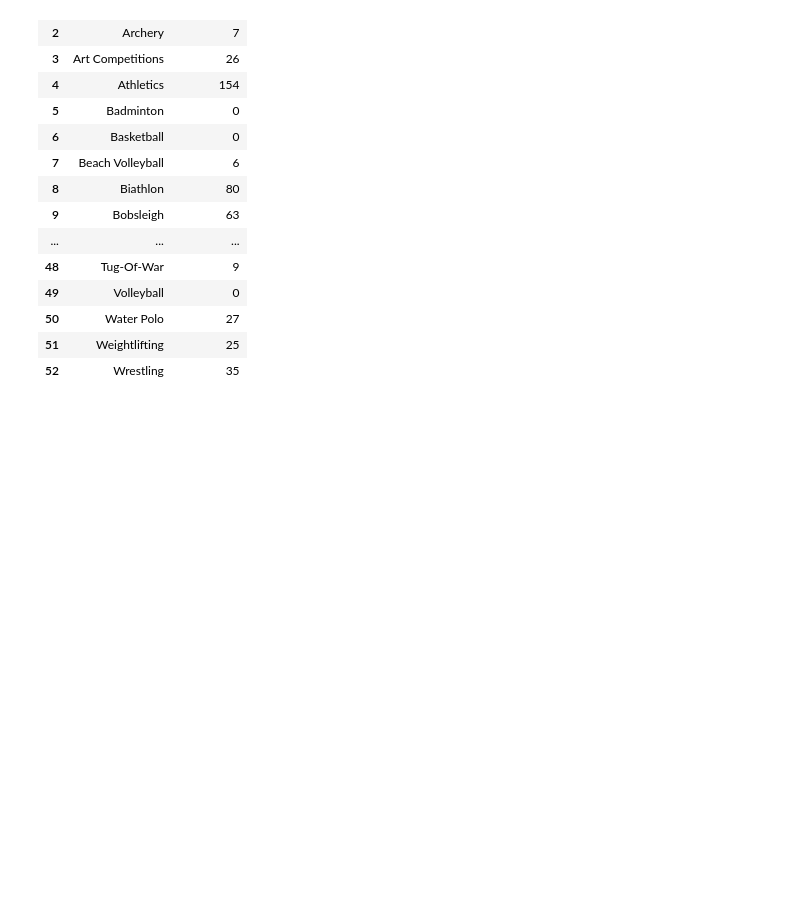
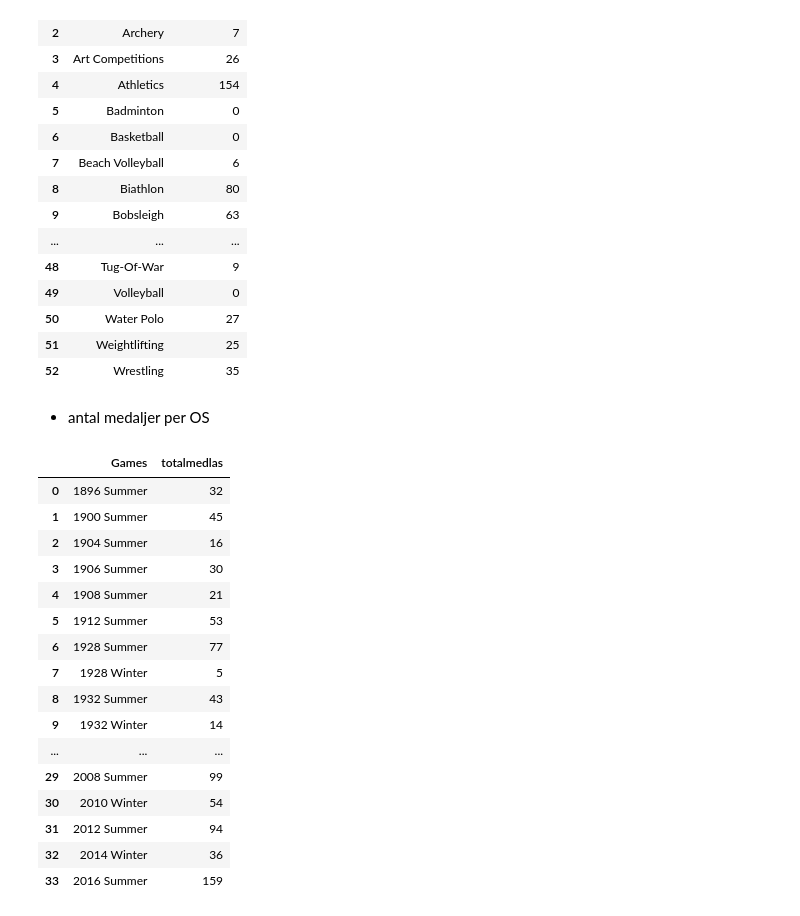
Before and after one commit to AmalDerbali/Databehandling-OS-projekt-Amal-D-Jim-S, a Jupyter notebook: projekt_OS.ipynb, the cells around one changed output. Cells and saved outputs as stored; diff of their text form; code cells hidden in the pictures; blank space fills up the shorter version.

```diff
--- a/projekt_OS.ipynb
+++ b/projekt_OS.ipynb
@@ -260,3 +273,27 @@ sportsMGer
 figgerm = px.pie(sportsMGer, values="totalmedlas", names="Sport")
 figgerm.update_traces(textposition ="inside", textinfo = "percent+label")
 figgerm.show()
+# %% [markdown]
+- antal medaljer per OS
+# %%
+totalMperOSGer = germany[["Medal","Games"]]
+totalMperOSGer = pd.DataFrame(dict(totalmedlas = totalMperOSGer["Medal"].groupby(totalMperOSGer["Games"]).count())).reset_index()
+totalMperOSGer
+# %% [output]
+|  | Games | totalmedlas |
+| 0 | 1896 Summer | 32 |
+| 1 | 1900 Summer | 45 |
+| 2 | 1904 Summer | 16 |
+| 3 | 1906 Summer | 30 |
+| 4 | 1908 Summer | 21 |
+| 5 | 1912 Summer | 53 |
+| 6 | 1928 Summer | 77 |
+| 7 | 1928 Winter | 5 |
+| 8 | 1932 Summer | 43 |
+| 9 | 1932 Winter | 14 |
+| ... | ... | ... |
+| 29 | 2008 Summer | 99 |
+| 30 | 2010 Winter | 54 |
+| 31 | 2012 Summer | 94 |
+| 32 | 2014 Winter | 36 |
+| 33 | 2016 Summer | 159 |
```
Also changed, not shown: parts of 7 cells of this notebook.
